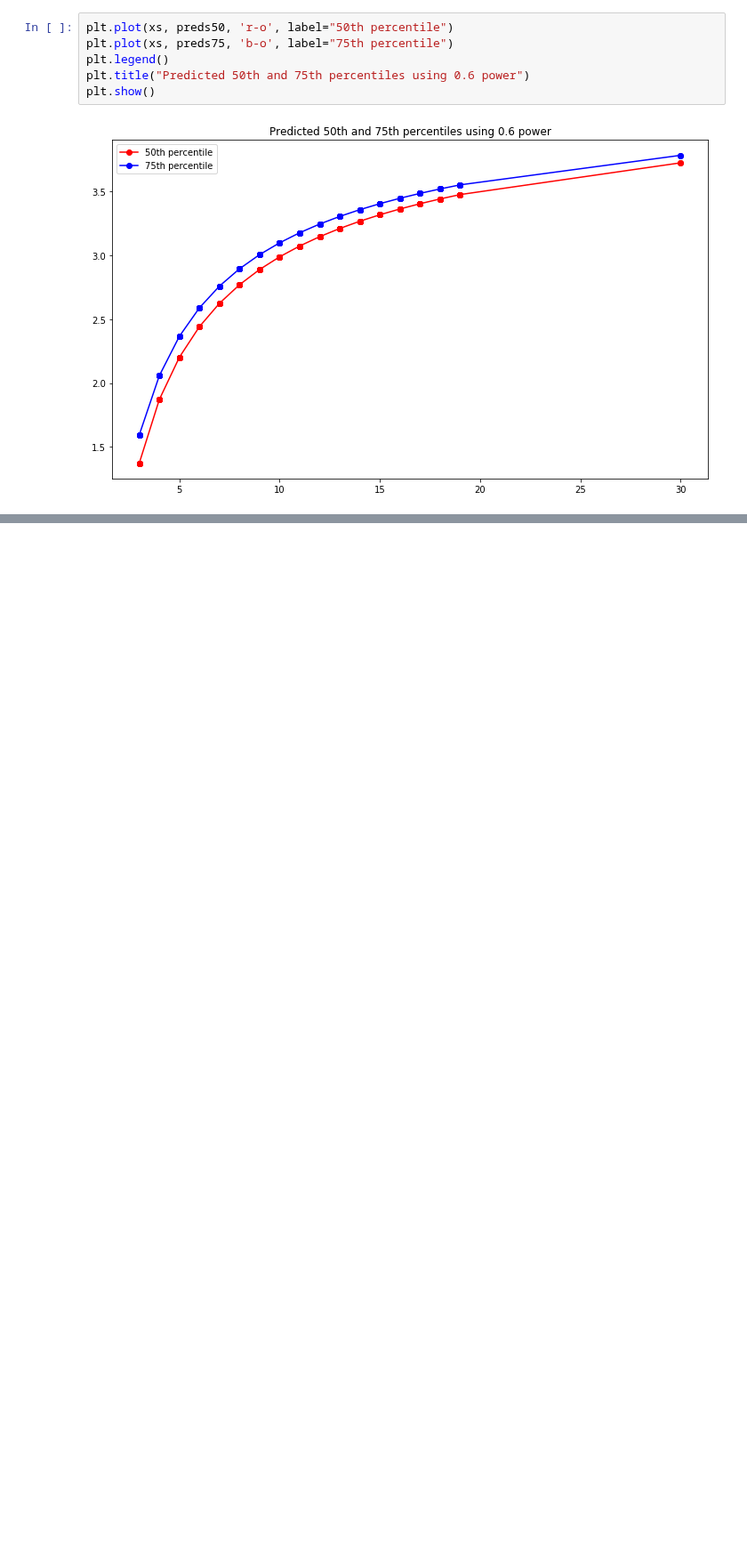
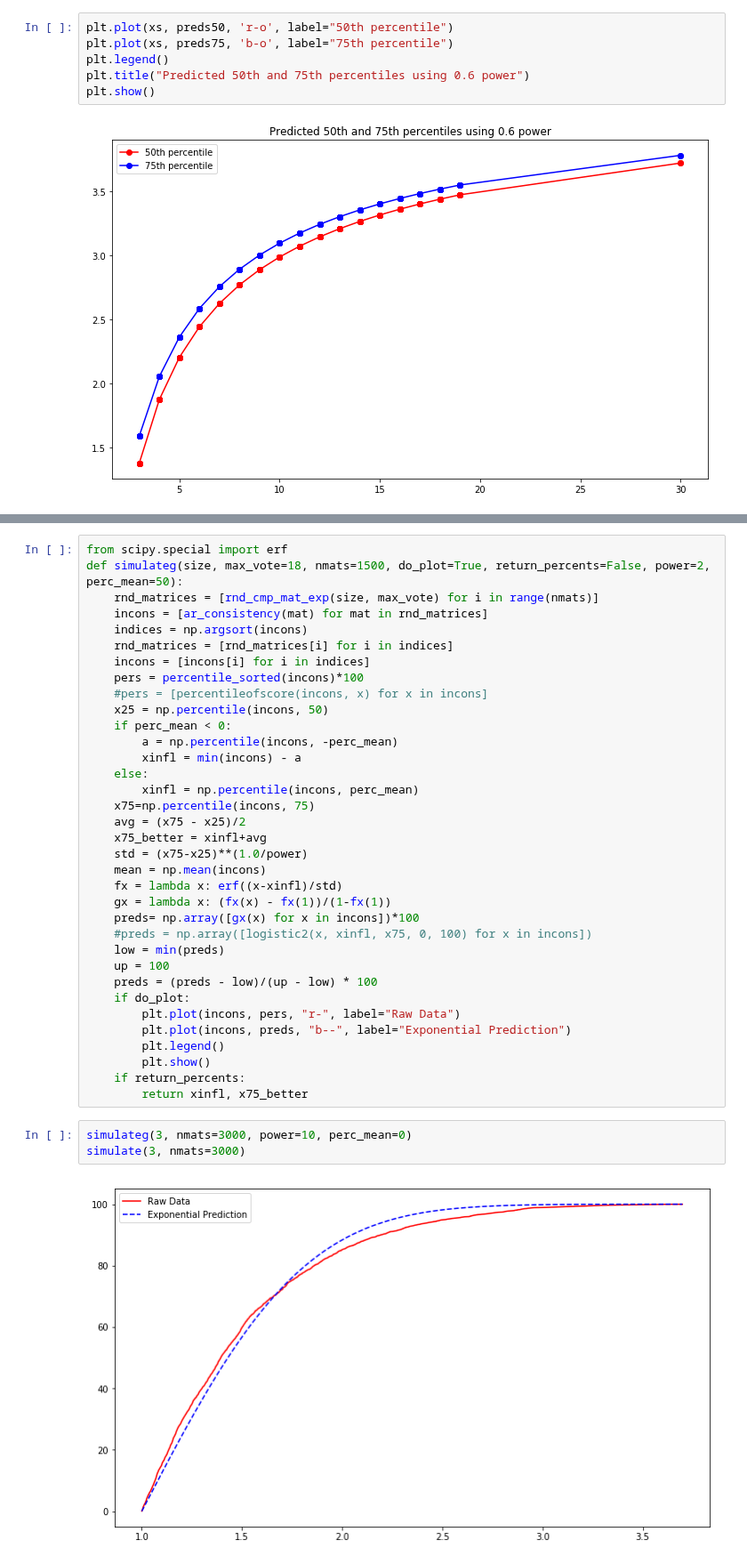
Before and after one commit to wjladams/pyanp, a Jupyter notebook: scrap/AR-InconsistencyResearch.ipynb, the cells around one changed output, grey strips where cells are left out. Shown at 89% size. Cells and saved outputs as stored; diff of their text form; blank space fills up the shorter version.

Commit message:
More work on AR-Inconsistency

```diff
--- a/scrap/AR-InconsistencyResearch.ipynb
+++ b/scrap/AR-InconsistencyResearch.ipynb
@@ -440,0 +496,40 @@ These functions look perfect for predicting 50th and 75th percentiles, we should
+# %%
+from scipy.special import erf
+def simulateg(size, max_vote=18, nmats=1500, do_plot=True, return_percents=False, power=2, perc_mean=50):
+    rnd_matrices = [rnd_cmp_mat_exp(size, max_vote) for i in range(nmats)]
+    incons = [ar_consistency(mat) for mat in rnd_matrices]
+    indices = np.argsort(incons)
+    rnd_matrices = [rnd_matrices[i] for i in indices]
+    incons = [incons[i] for i in indices]
+    pers = percentile_sorted(incons)*100
+    #pers = [percentileofscore(incons, x) for x in incons]
+    x25 = np.percentile(incons, 50)
+    if perc_mean < 0:
+        a = np.percentile(incons, -perc_mean)
+        xinfl = min(incons) - a
+    else:
+        xinfl = np.percentile(incons, perc_mean)
+    x75=np.percentile(incons, 75)
+    avg = (x75 - x25)/2
+    x75_better = xinfl+avg
+    std = (x75-x25)**(1.0/power)
+    mean = np.mean(incons)
+    fx = lambda x: erf((x-xinfl)/std)
+    gx = lambda x: (fx(x) - fx(1))/(1-fx(1))
+    preds= np.array([gx(x) for x in incons])*100
+    #preds = np.array([logistic2(x, xinfl, x75, 0, 100) for x in incons])
+    low = min(preds)
+    up = 100
+    preds = (preds - low)/(up - low) * 100
+    if do_plot:
+        plt.plot(incons, pers, "r-", label="Raw Data")
+        plt.plot(incons, preds, "b--", label="Exponential Prediction")
+        plt.legend()
+        plt.show()
+    if return_percents:
+        return xinfl, x75_better
+# %%
+simulateg(3, nmats=3000, power=10, perc_mean=0)
+simulate(3, nmats=3000)
+# %% [output]
+[figure, added]
```
Also changed, not shown: parts of 41 cells of this notebook.
